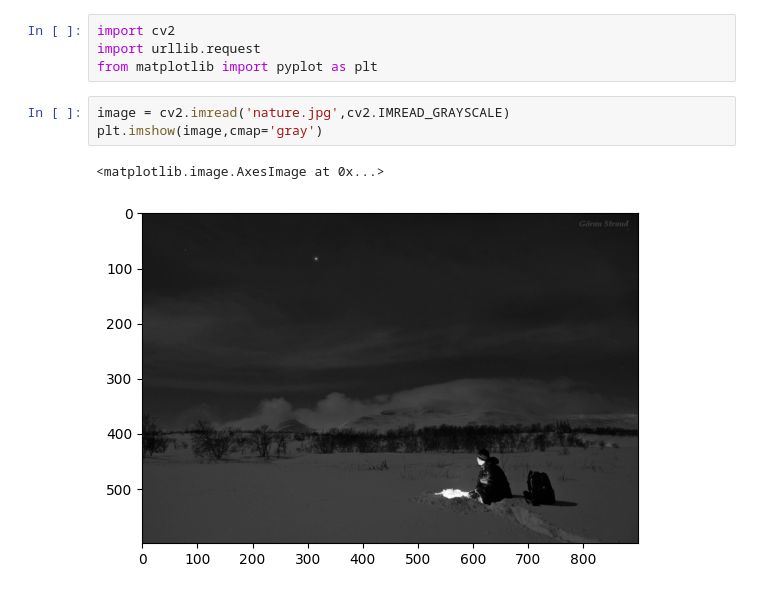
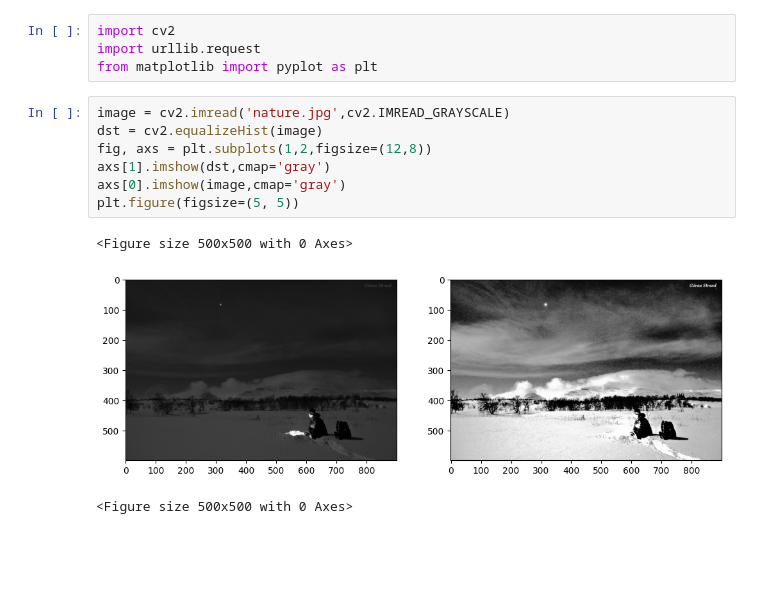
Before and after one commit to Pavel-Pyvovar/ADL-Minicar-Challenge-2023, a Jupyter notebook: mycar/notebooks/hist_eq.ipynb, the cells around one changed output. Cells and saved outputs as stored; diff of their text form; blank space fills up the shorter version.

```diff
--- a/mycar/notebooks/hist_eq.ipynb
+++ b/mycar/notebooks/hist_eq.ipynb
@@ -4,7 +4,12 @@ import urllib.request
 from matplotlib import pyplot as plt
 # %%
 image = cv2.imread('nature.jpg',cv2.IMREAD_GRAYSCALE)
-plt.imshow(image,cmap='gray')
+dst = cv2.equalizeHist(image)
+fig, axs = plt.subplots(1,2,figsize=(12,8))
+axs[1].imshow(dst,cmap='gray')
+axs[0].imshow(image,cmap='gray')
+plt.figure(figsize=(5, 5))
 # %% [output]
-<matplotlib.image.AxesImage at 0x...>
+<Figure size 500x500 with 0 Axes>
-[figure, old version]
+[figure, new version]
+<Figure size 500x500 with 0 Axes>
```
Also changed, not shown: parts of 2 cells of this notebook.
